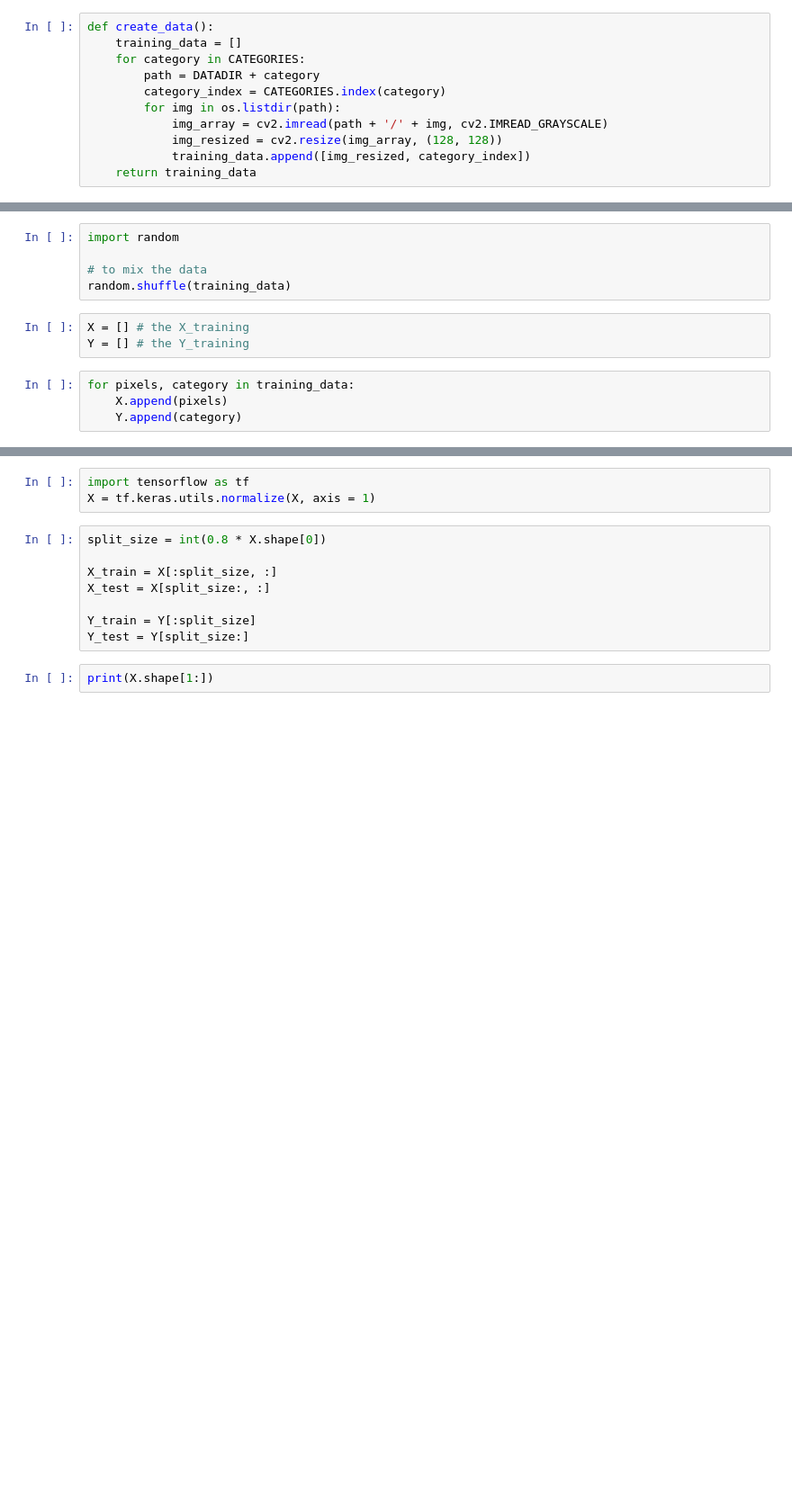
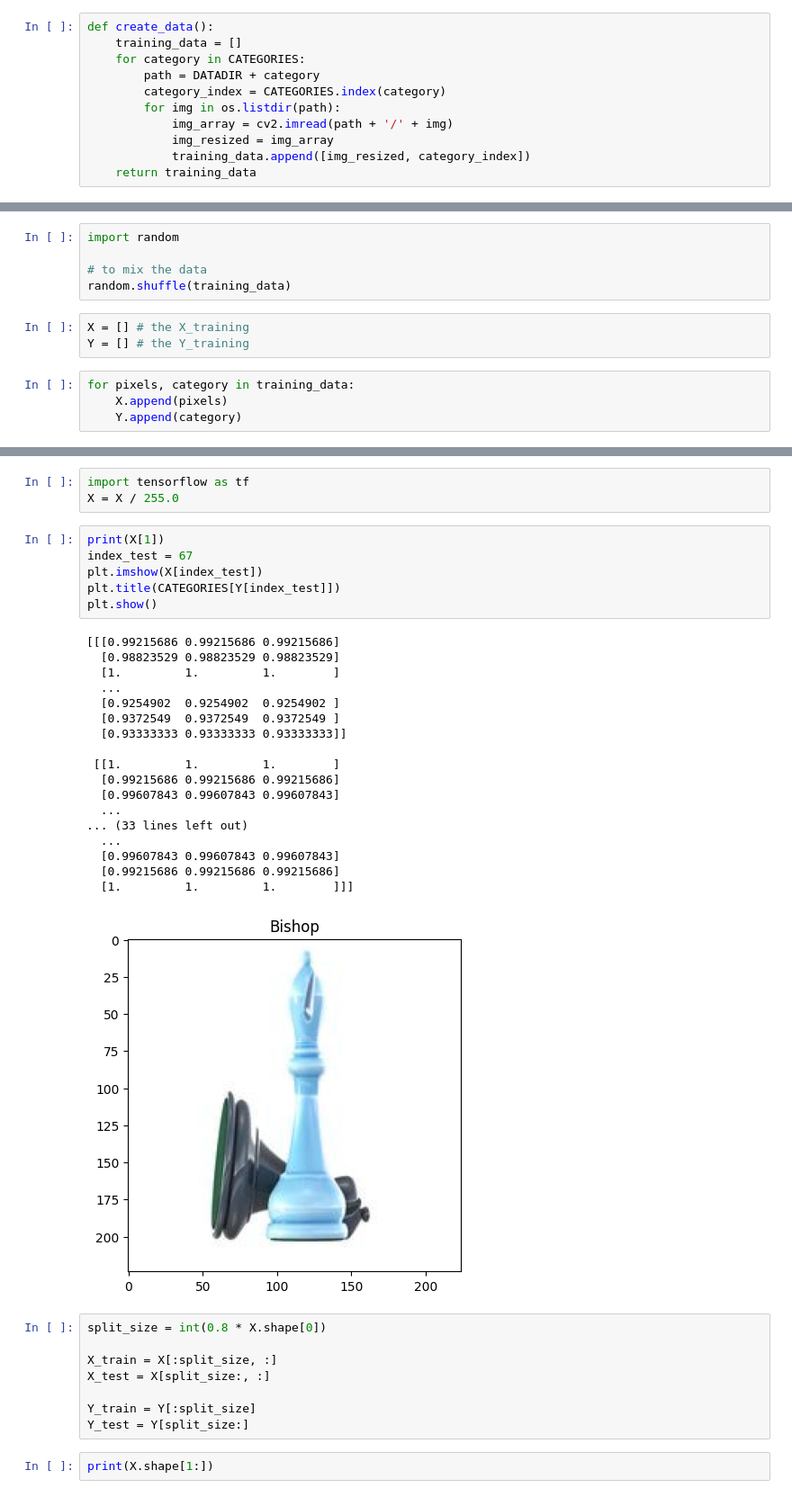
Before and after one commit to khirobenn/Deep-Learning, a Jupyter notebook: chess_model.ipynb, the cells around one changed output, grey strips where cells are left out. Shown at 90% size. Cells and saved outputs as stored; diff of their text form; blank space fills up the shorter version.

```diff
--- a/chess_model.ipynb
+++ b/chess_model.ipynb
@@ -13,8 +13,8 @@ def create_data():
         path = DATADIR + category
         category_index = CATEGORIES.index(category)
         for img in os.listdir(path):
-            img_array = cv2.imread(path + '/' + img, cv2.IMREAD_GRAYSCALE)
-            img_resized = cv2.resize(img_array, (128, 128))
+            img_array = cv2.imread(path + '/' + img)
+            img_resized = img_array
             training_data.append([img_resized, category_index])
     return training_data
 # %%
@@ -49,7 +42,32 @@ print(Y.shape)
 (651,)
 # %%
 import tensorflow as tf
-X = tf.keras.utils.normalize(X, axis = 1)
+X = X / 255.0
+# %%
+print(X[1])
+index_test = 67
+plt.imshow(X[index_test])
+plt.title(CATEGORIES[Y[index_test]])
+plt.show()
+# %% [output]
+[[[0.99215686 0.99215686 0.99215686]
+  [0.98823529 0.98823529 0.98823529]
+  [1.         1.         1.        ]
+  ...
+  [0.9254902  0.9254902  0.9254902 ]
+  [0.9372549  0.9372549  0.9372549 ]
+  [0.93333333 0.93333333 0.93333333]]
+
+ [[1.         1.         1.        ]
+  [0.99215686 0.99215686 0.99215686]
+  [0.99607843 0.99607843 0.99607843]
+  ...
+... (33 lines left out)
+  ...
+  [0.99607843 0.99607843 0.99607843]
+  [0.99215686 0.99215686 0.99215686]
+  [1.         1.         1.        ]]]
+[figure, added]
 # %%
 split_size = int(0.8 * X.shape[0])
 
```
Also changed, not shown: parts of 9 cells of this notebook.
